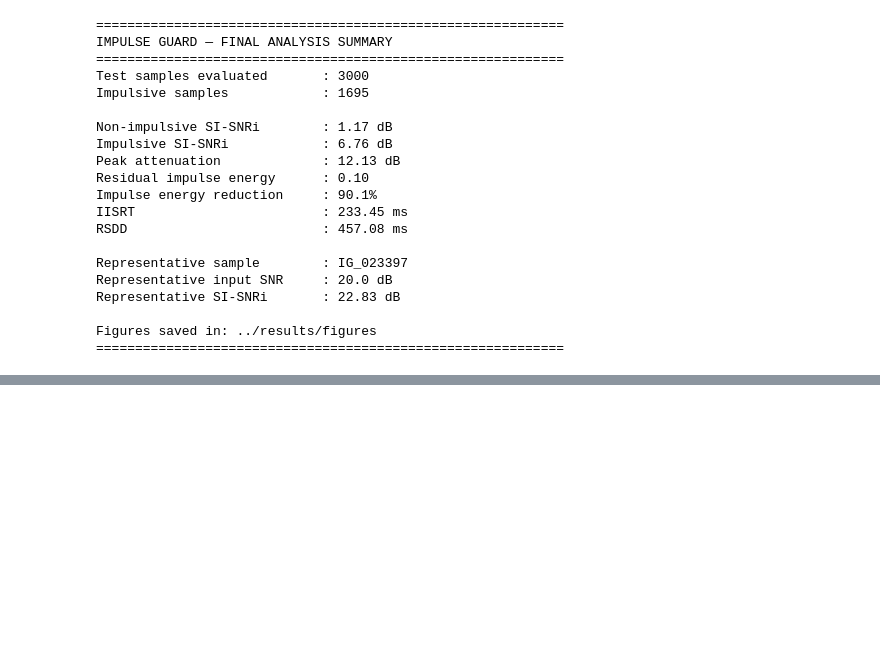
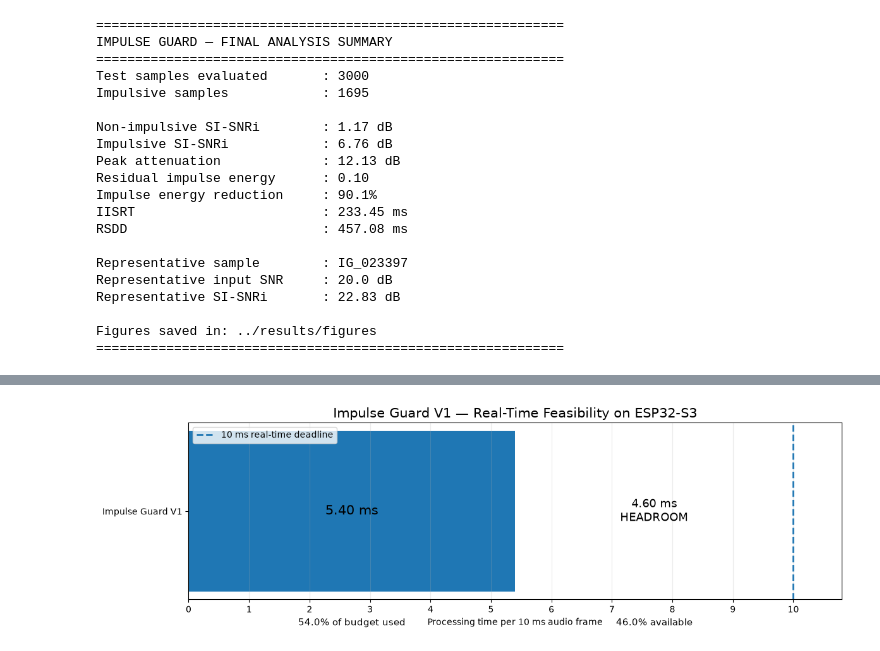
Before and after one commit to zenimon/jigglypuff, a Jupyter notebook: notebooks/Impulse_Guard_Data_Analysis.ipynb, the cells around one changed output, grey strips where cells are left out. Cells and saved outputs as stored; diff of their text form; code cells hidden in the pictures; blank space fills up the shorter version.

```diff
--- a/notebooks/Impulse_Guard_Data_Analysis.ipynb
+++ b/notebooks/Impulse_Guard_Data_Analysis.ipynb
@@ -1170,0 +1575,90 @@ Figures saved in: ../results/figures
+# %%
+
+import matplotlib.pyplot as plt
+
+# Measured values from ESP32-S3
+actual_latency = 5.40
+deadline = 10.00
+headroom = deadline - actual_latency
+
+fig, ax = plt.subplots(figsize=(12, 3.8))
+
+# Main latency bar
+ax.barh(
+    ["Impulse Guard V1"],
+    [actual_latency],
+    height=0.45
+)
+
+# Deadline marker
+ax.axvline(
+    deadline,
+    linestyle="--",
+    linewidth=2,
+    label="10 ms real-time deadline"
+)
+
+# Actual latency label
+ax.text(
+    actual_latency / 2,
+    0,
+    f"{actual_latency:.2f} ms",
+    ha="center",
+    va="center",
+    fontsize=15
+)
+
+# Headroom label
+ax.text(
+    actual_latency + headroom / 2,
+    0,
+    f"{headroom:.2f} ms\nHEADROOM",
+    ha="center",
+    va="center",
+    fontsize=13
+)
+
+# Percentage used
+usage = actual_latency / deadline * 100
+free = 100 - usage
+
+ax.text(
+    actual_latency / 2,
+    -0.32,
+    f"{usage:.1f}% of budget used",
+    ha="center",
+    fontsize=11
+)
+
+ax.text(
+    actual_latency + headroom / 2,
+    -0.32,
+    f"{free:.1f}% available",
+    ha="center",
+    fontsize=11
+)
+
+# Formatting
+ax.set_xlim(0, 10.8)
+ax.set_xlabel("Processing time per 10 ms audio frame")
+ax.set_title(
+    "Impulse Guard V1 — Real-Time Feasibility on ESP32-S3",
+    fontsize=15
+)
+
+ax.set_xticks(range(0, 11))
+ax.grid(axis="x", alpha=0.25)
+
+ax.legend(loc="upper left")
+
+plt.tight_layout()
+
+plt.savefig(
+    "impulse_guard_realtime_feasibility.png",
+    dpi=300,
+    bbox_inches="tight"
+)
+
+plt.show()
+# %% [output]
+[figure, added]
```
Also changed, not shown: parts of 7 cells of this notebook, 25 other files.
